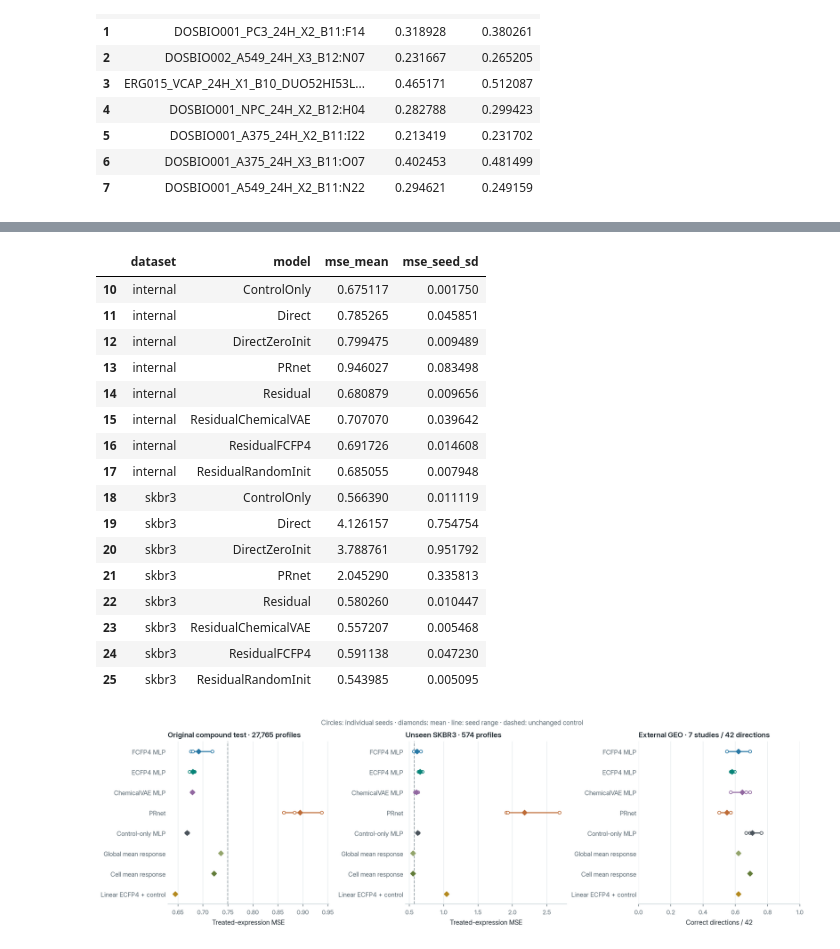
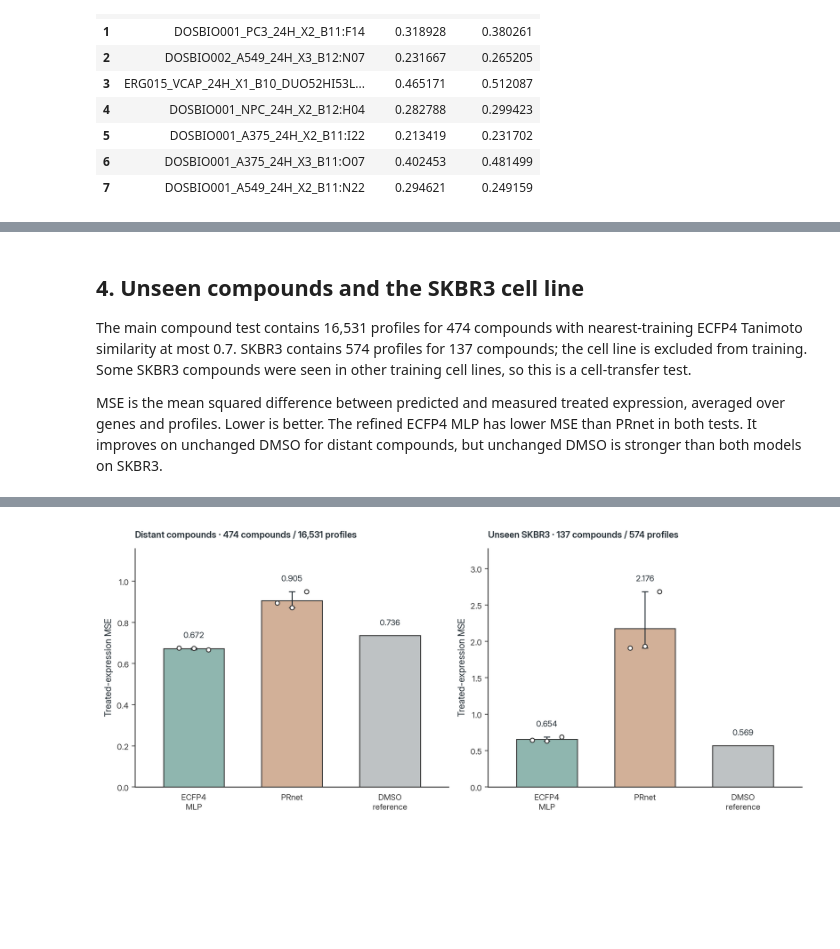
Before and after one commit to comp-bio-sys/Transversal_Project, a Jupyter notebook: Analysis.ipynb, the cells around one changed output, grey strips where cells are left out. Cells and saved outputs as stored; diff of their text form; code cells hidden in the pictures; blank space fills up the shorter version.

Commit message:
Model comparison

```diff
--- a/Analysis.ipynb
+++ b/Analysis.ipynb
@@ -153,9 +168,17 @@ MSE measures treated-expression reconstruction. Response correlation and directi
+# %% [markdown]
+## 4. Unseen compounds and the SKBR3 cell line
+
+The main compound test contains 16,531 profiles for 474 compounds with nearest-training ECFP4 Tanimoto similarity at most 0.7. SKBR3 contains 574 profiles for 137 compounds; the cell line is excluded from training. Some SKBR3 compounds were seen in other training cell lines, so this is a cell-transfer test.
+
+MSE is the mean squared difference between predicted and measured treated expression, averaged over genes and profiles. Lower is better. The refined ECFP4 MLP has lower MSE than PRnet in both tests. It improves on unchanged DMSO for distant compounds, but unchanged DMSO is stronger than both models on SKBR3.
 # %%
 summary = pd.read_csv(BALANCED / 'summary/model_summary.csv')
-main = summary.loc[summary.phase.isin(['tuned', 'baseline']) & summary.dataset.isin(['internal', 'internal_low_similarity', 'skbr3'])]
-display(main[['dataset','model','seeds','mse_mean','mse_seed_sd','macro_compound_mse','response_pearson','direction_accuracy']])
-fixed = summary.loc[summary.phase.eq('fixed') & summary.dataset.isin(['internal','skbr3'])]
-display(fixed[['dataset','model','mse_mean','mse_seed_sd']])
-display(Image(filename=str(PROJECT / 'presentation/figures/benchmark.png'), width=1200))
-display(Image(filename=str(PROJECT / 'presentation/figures/compound_response.png'), width=1000))
+main = summary.loc[
+    ((summary.phase.eq('tuned') & summary.model.isin(SELECTED_MODELS)) |
+     (summary.phase.eq('baseline') & summary.model.eq('DMSO'))) &
+    summary.dataset.isin(['internal_low_similarity', 'skbr3'])
+].copy()
+main['model'] = main.model.map(NAMES)
+display(main[['dataset','model','profiles','compounds','seeds','mse_mean','mse_seed_sd']])
+display(Image(filename=str(PROJECT / 'presentation/figures/benchmark.png'), width=1100))
 # %% [output]
@@ -179,18 +192 @@ display(Image(filename=str(PROJECT / 'presentation/figures/compound_response.png
-|  | dataset | model | mse_mean | mse_seed_sd |
-| 10 | internal | ControlOnly | 0.675117 | 0.001750 |
-| 11 | internal | Direct | 0.785265 | 0.045851 |
-| 12 | internal | DirectZeroInit | 0.799475 | 0.009489 |
-| 13 | internal | PRnet | 0.946027 | 0.083498 |
-| 14 | internal | Residual | 0.680879 | 0.009656 |
-| 15 | internal | ResidualChemicalVAE | 0.707070 | 0.039642 |
-| 16 | internal | ResidualFCFP4 | 0.691726 | 0.014608 |
-| 17 | internal | ResidualRandomInit | 0.685055 | 0.007948 |
-| 18 | skbr3 | ControlOnly | 0.566390 | 0.011119 |
-| 19 | skbr3 | Direct | 4.126157 | 0.754754 |
-| 20 | skbr3 | DirectZeroInit | 3.788761 | 0.951792 |
-| 21 | skbr3 | PRnet | 2.045290 | 0.335813 |
-| 22 | skbr3 | Residual | 0.580260 | 0.010447 |
-| 23 | skbr3 | ResidualChemicalVAE | 0.557207 | 0.005468 |
-| 24 | skbr3 | ResidualFCFP4 | 0.591138 | 0.047230 |
-| 25 | skbr3 | ResidualRandomInit | 0.543985 | 0.005095 |
-[figure, old version]
+[figure, new version]
```
Also changed, not shown: parts of 29 cells of this notebook, 36 other files.
